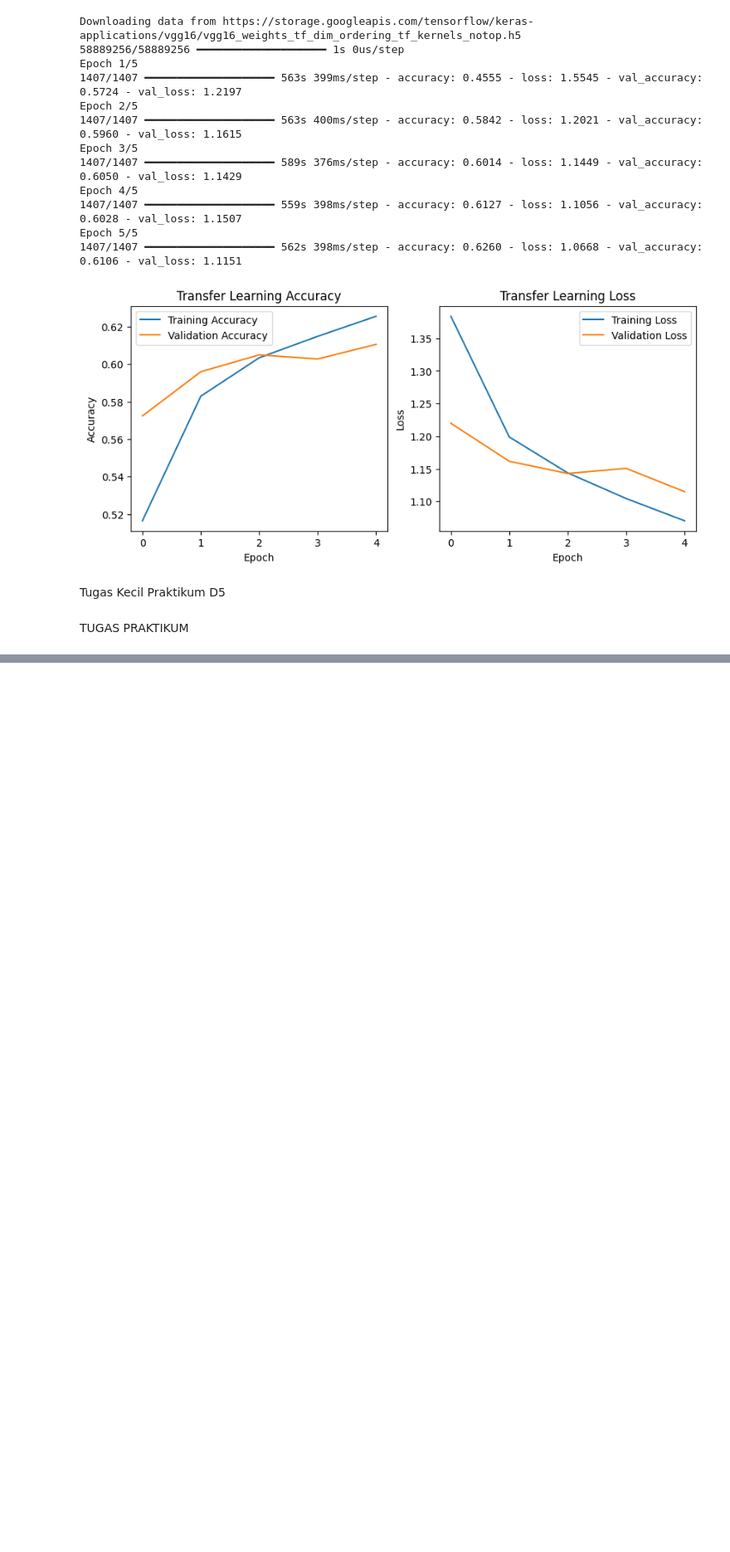
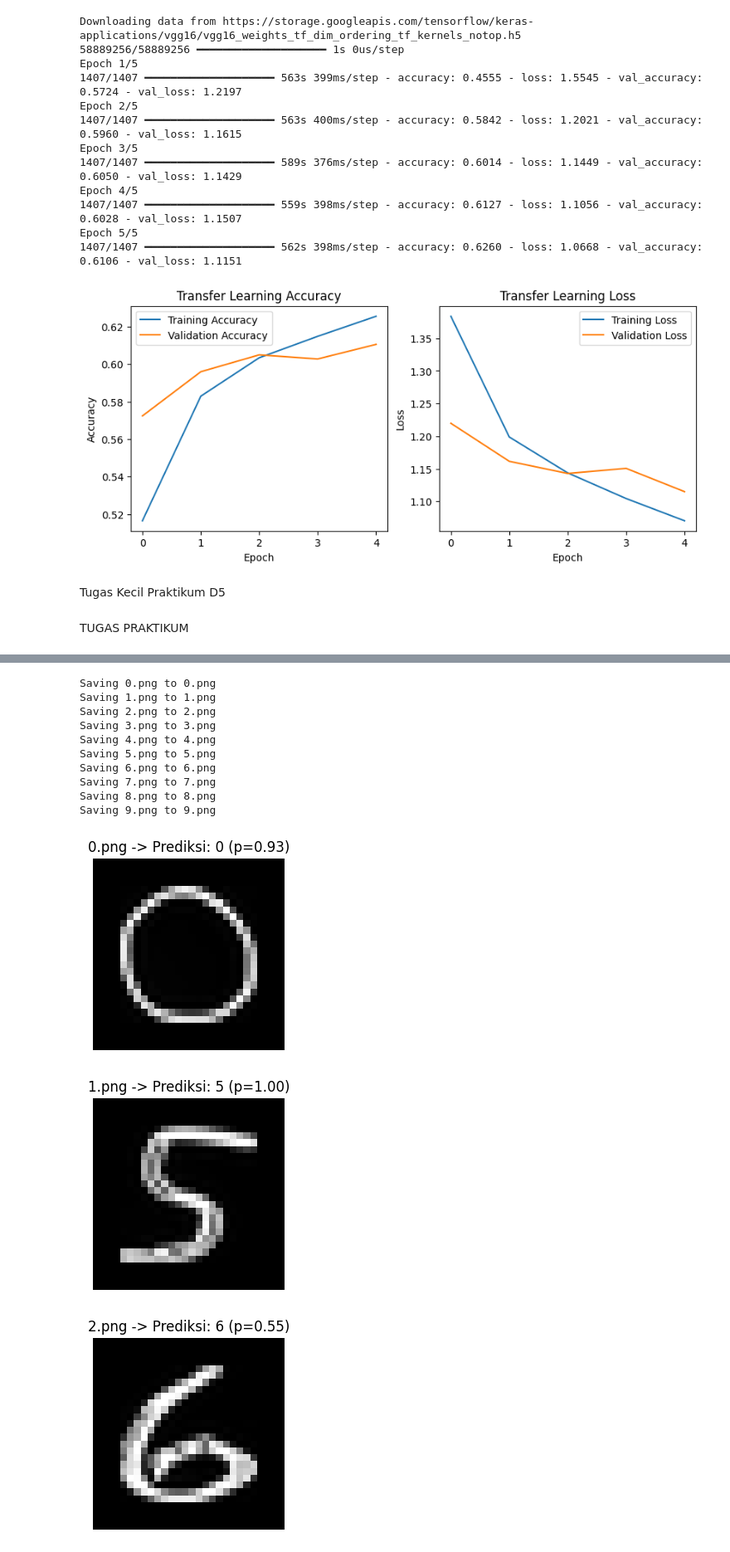
Before and after one commit to Nabila310/2025_Visi-Komputer_TI2A, a Jupyter notebook: Jobsheet_2_Klasifikasi_Gambar.ipynb, the cells around one changed output, grey strips where cells are left out. Shown at 83% size. Cells and saved outputs as stored; diff of their text form; code cells hidden in the pictures; blank space fills up the shorter version.

```diff
--- a/Jobsheet_2_Klasifikasi_Gambar.ipynb
+++ b/Jobsheet_2_Klasifikasi_Gambar.ipynb
@@ -418,0 +712,35 @@ TUGAS PRAKTIKUM
+# %%
+from google.colab import files
+import matplotlib.pyplot as plt
+
+# Upload file manual (misalnya 0.png, 1.jpg, dst.)
+uploaded = files.upload()
+
+results = []
+for fname in uploaded.keys():
+    img_pil = Image.open(fname)
+
+    disp, x = preprocess_to_mnist_28x28(img_pil)
+
+    # Ubah ke batch (1,28,28,1)
+    x_batch = np.expand_dims(x, axis=0)
+
+    # Prediksi CNN
+    probs = model.predict(x_batch, verbose=0)[0]
+    pred = int(np.argmax(probs))
+    conf = float(np.max(probs))
+
+    results.append((fname, pred, conf))
+
+    # Tampilkan hasil tiap gambar
+    plt.figure(figsize=(3,3))
+    plt.imshow(disp, cmap='gray')
+    plt.title(f"{fname} -> Prediksi: {pred} (p={conf:.2f})")
+    plt.axis('off')
+    plt.show()
+
+# Rekap hasil
+print("Rekap Prediksi (CNN):")
+for r in results:
+    print(f"- {r[0]} -> {r[1]} (p={r[2]:.3f})")
+# %% [output]
@@ -418,0 +748,13 @@ TUGAS PRAKTIKUM
+Saving 0.png to 0.png
+Saving 1.png to 1.png
+Saving 2.png to 2.png
+Saving 3.png to 3.png
+Saving 4.png to 4.png
+Saving 5.png to 5.png
+Saving 6.png to 6.png
+Saving 7.png to 7.png
+Saving 8.png to 8.png
+Saving 9.png to 9.png
+[figure, added]
+[figure, added]
+[figure, added]
```
Also changed, not shown: parts of 13 cells of this notebook.
